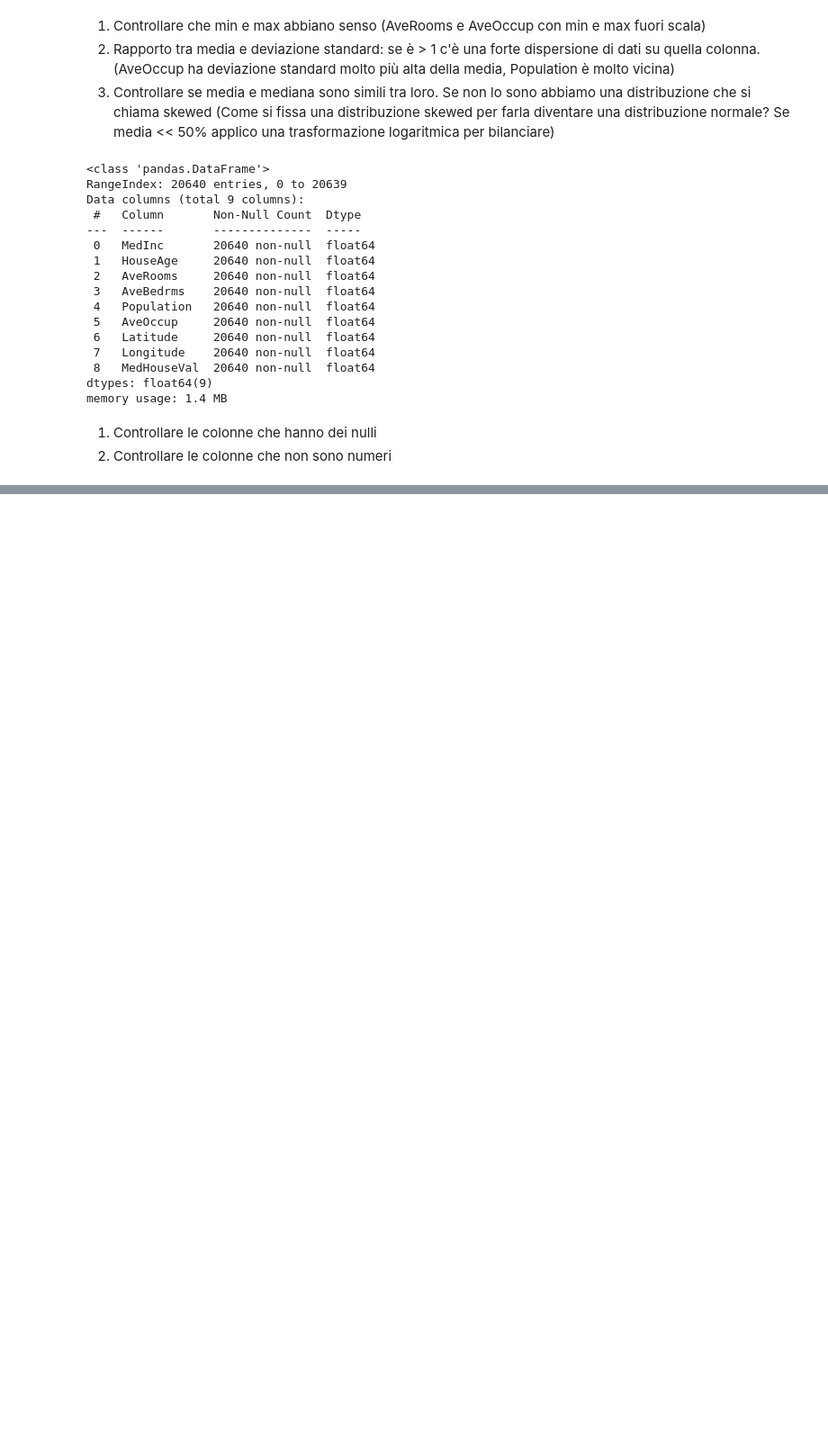
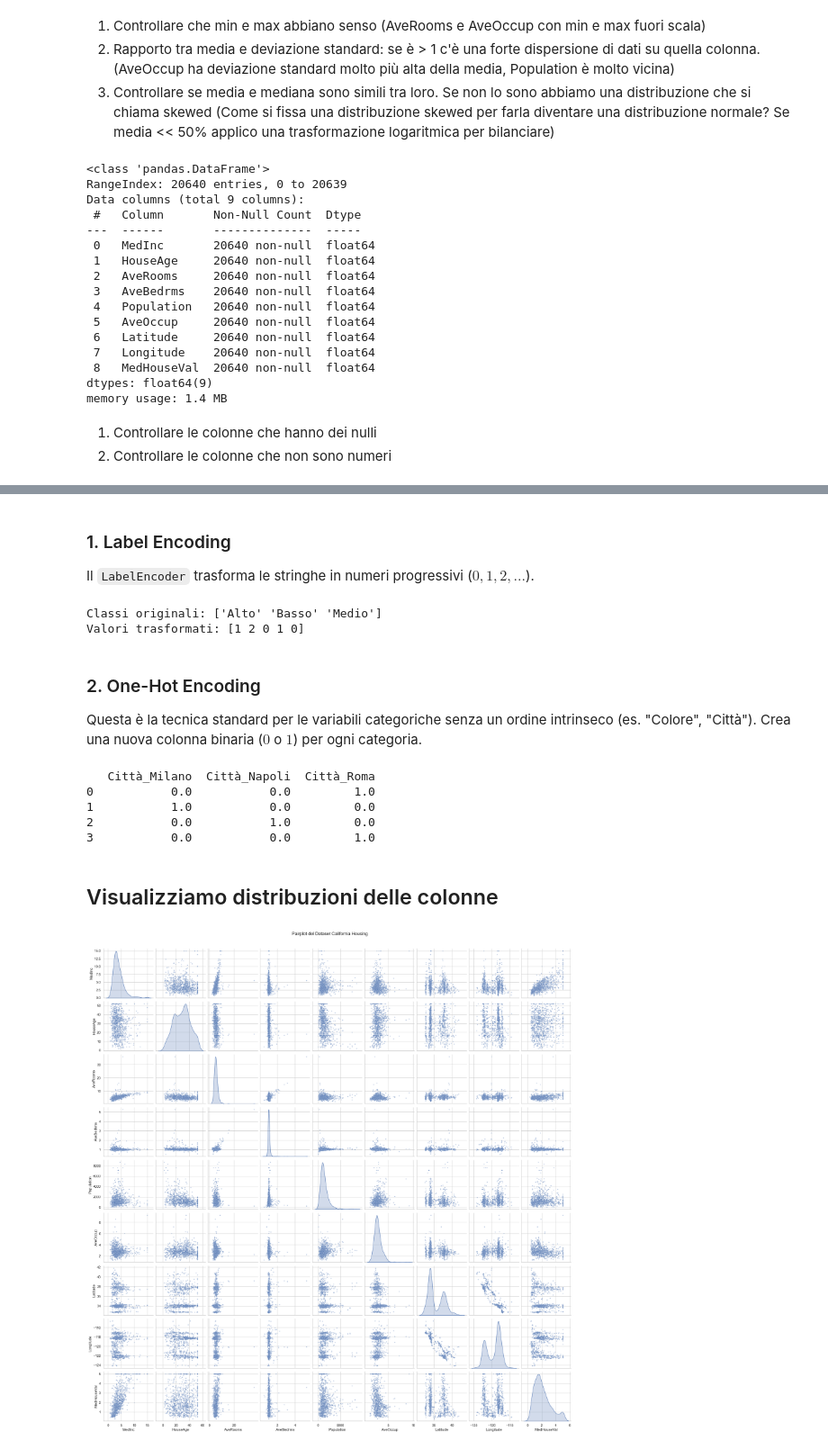
Before and after one commit to VeronicaVeneroso/Deposito_Veneroso, a Jupyter notebook: Corso_Python/Marzo/02_Lunedi/California.ipynb, the cells around one changed output, grey strips where cells are left out. Shown at 90% size. Saved outputs shown, nothing was run; the diff lists cells and outputs as text; code cells hidden in the pictures; blank space fills up the shorter version.

```diff
--- a/Corso_Python/Marzo/02_Lunedi/California.ipynb
+++ b/Corso_Python/Marzo/02_Lunedi/California.ipynb
@@ -61,0 +203,64 @@ memory usage: 1.4 MB
+# %% [markdown]
+### 1. Label Encoding
+
+Il `LabelEncoder` trasforma le stringhe in numeri progressivi ($0, 1, 2, ...$).
+# %%
+from sklearn.preprocessing import LabelEncoder
+
+# Esempio: Target con tre classi
+y = ['Basso', 'Medio', 'Alto', 'Basso', 'Alto']
+
+le = LabelEncoder()
+y_encoded = le.fit_transform(y)
+
+print(f"Classi originali: {le.classes_}")
+print(f"Valori trasformati: {y_encoded}")
+# Output: [1, 2, 0, 1, 0] (l'ordine è spesso alfabetico)
+# %% [output]
+Classi originali: ['Alto' 'Basso' 'Medio']
+Valori trasformati: [1 2 0 1 0]
+# %% [markdown]
+### 2. One-Hot Encoding
+
+Questa è la tecnica standard per le variabili categoriche senza un ordine intrinseco (es. "Colore", "Città"). Crea una nuova colonna binaria ($0$ o $1$) per ogni categoria.
+# %%
+import pandas as pd
+from sklearn.preprocessing import OneHotEncoder
+
+# DataFrame di esempio
+df_test = pd.DataFrame({'Città': ['Roma', 'Milano', 'Napoli', 'Roma']})
+
+# Inizializziamo l'encoder
+# sparse_output=False serve per avere un array NumPy leggibile (non una matrice sparsa)
+ohe = OneHotEncoder(sparse_output=False)
+
+# Trasformazione
+ohe_transformed = ohe.fit_transform(df_test[['Città']])
+
+# Creiamo un nuovo DataFrame con i nomi delle colonne corretti
+df_ohe = pd.DataFrame(ohe_transformed, columns=ohe.get_feature_names_out(['Città']))
+
+print(df_ohe)
+# %% [output]
+   Città_Milano  Città_Napoli  Città_Roma
+0           0.0           0.0         1.0
+1           1.0           0.0         0.0
+2           0.0           1.0         0.0
+3           0.0           0.0         1.0
+# %% [markdown]
+## Visualizziamo distribuzioni delle colonne
+# %%
+# Campionamento per velocità e chiarezza (es. 1000 righe)
+df_sample = df.sample(n=1000, random_state=42)
+
+# Creazione del Pairplot
+# 'diag_kind' imposta i grafici sulla diagonale (istogrammi o densità KDE)
+# 'plot_kws' serve per rimpicciolire i punti e renderli trasparenti
+sns.pairplot(df_sample,
+diag_kind='kde',
+plot_kws={'alpha': 0.4, 's': 10})
+
+plt.suptitle("Pairplot del Dataset California Housing", y=1.02)
+plt.show()
+# %% [output]
+[figure, added]
```
Also changed, not shown: parts of 23 cells of this notebook.
